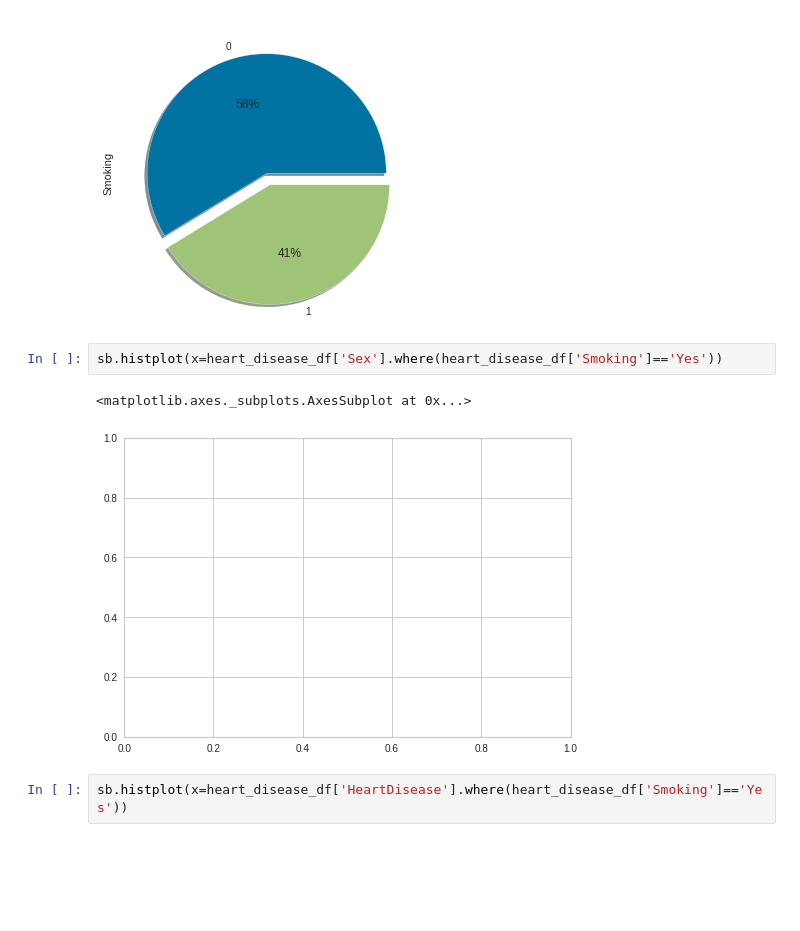
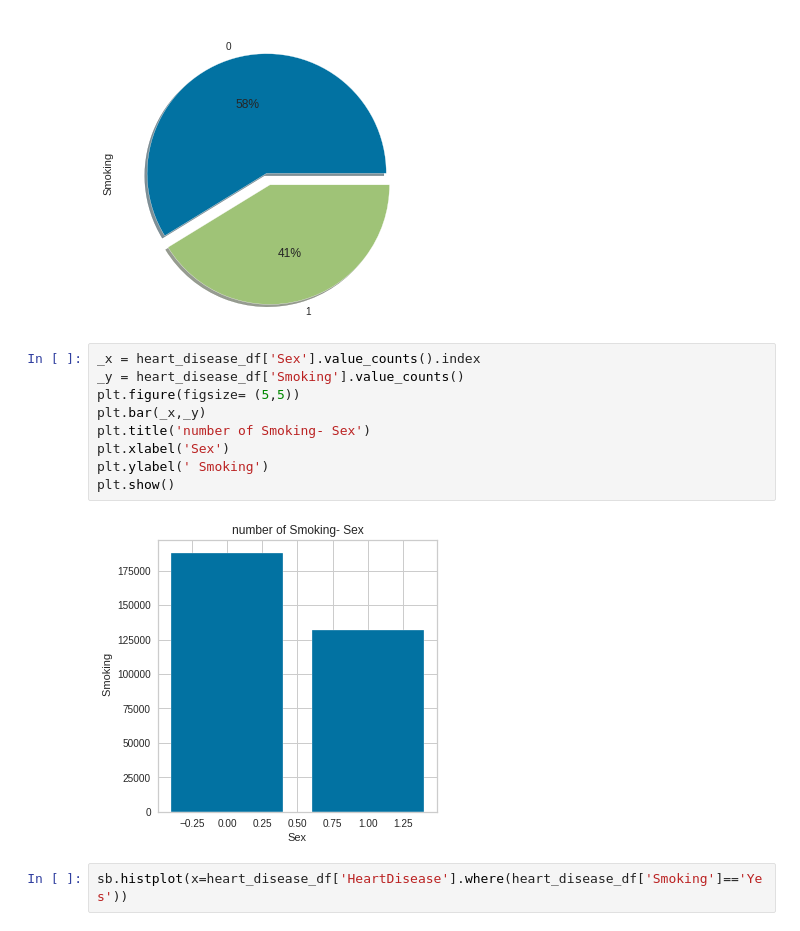
Before and after one commit to MaliheDahmardeh/project, a Jupyter notebook: Copy_of_Untitled0.ipynb, the cells around one changed output. Saved outputs shown, nothing was run; the diff lists cells and outputs as text; blank space fills up the shorter version.

```diff
--- a/Copy_of_Untitled0.ipynb
+++ b/Copy_of_Untitled0.ipynb
@@ -214,11 +214,17 @@ heart_disease_df['Smoking'].value_counts('Yes').plot.pie(explode=[0,0.1],autopct
 plt.show()
 # %% [output]
 [figure]
-# %%
-sb.histplot(x=heart_disease_df['Sex'].where(heart_disease_df['Smoking']=='Yes'))
-# %% [output]
-<matplotlib.axes._subplots.AxesSubplot at 0x...>
-[figure, removed]
+# %%
+_x = heart_disease_df['Sex'].value_counts().index
+_y = heart_disease_df['Smoking'].value_counts()
+plt.figure(figsize= (5,5))
+plt.bar(_x,_y)
+plt.title('number of Smoking- Sex')
+plt.xlabel('Sex')
+plt.ylabel(' Smoking')
+plt.show()
+# %% [output]
+[figure, added]
 # %%
 sb.histplot(x=heart_disease_df['HeartDisease'].where(heart_disease_df['Smoking']=='Yes'))
 # %% [output]
```
Also changed, not shown: parts of 2 cells of this notebook.
